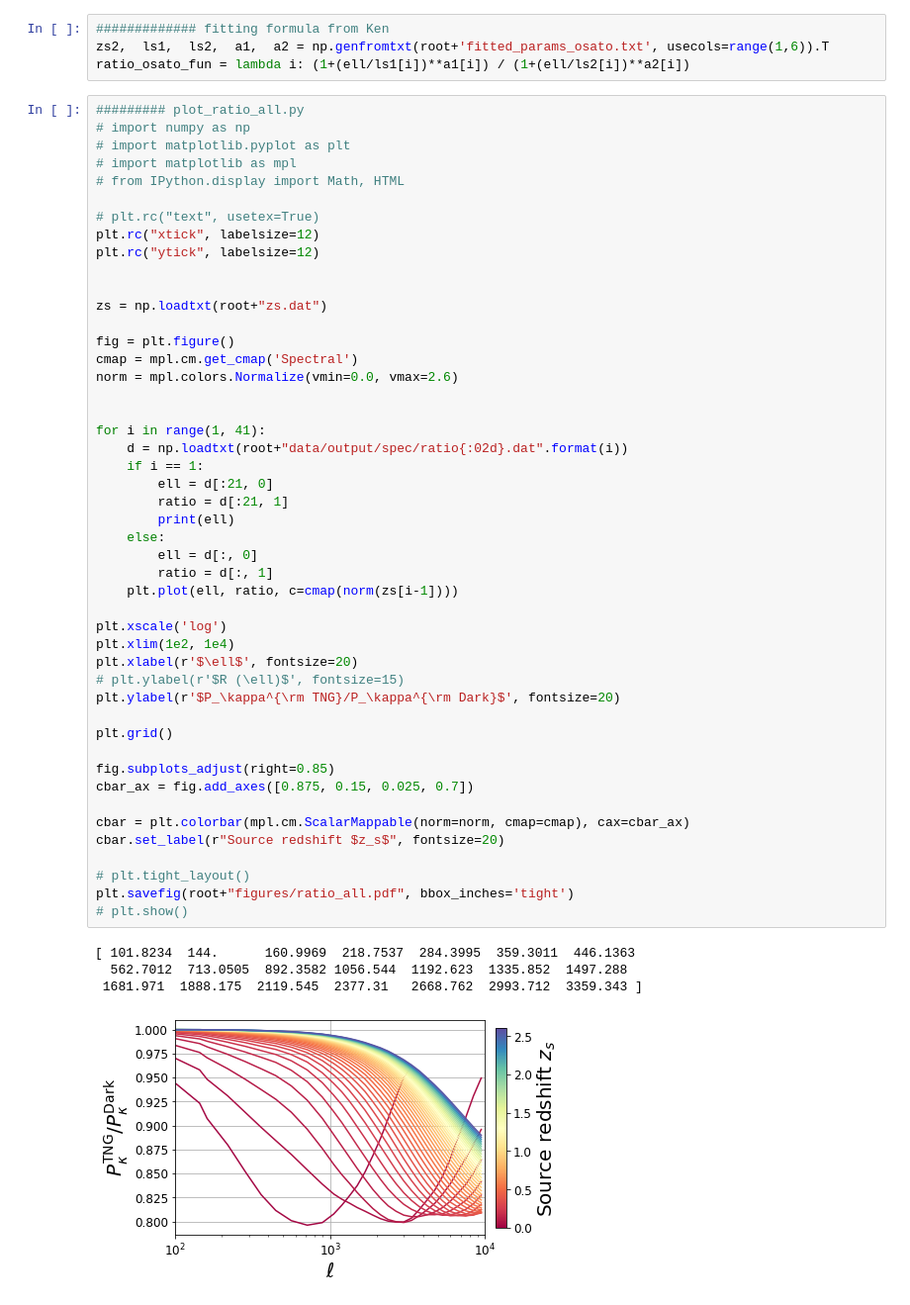
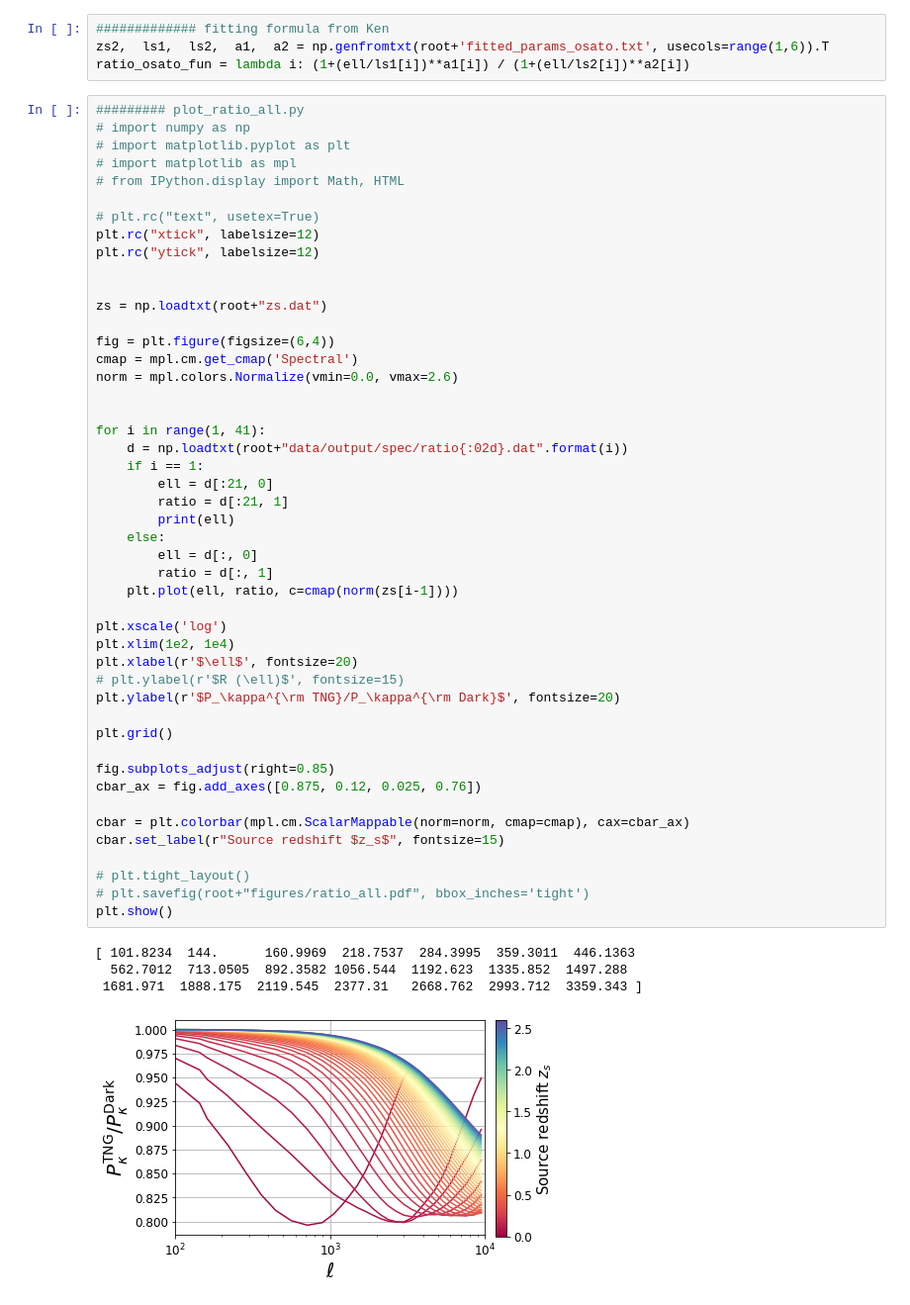
Before and after one commit to liuxx479/kappaTNG, a Jupyter notebook: kappaTNG_plots.ipynb, the cells around one changed output. Shown at 99% size. Saved outputs shown, nothing was run; the diff lists cells and outputs as text.

```diff
--- a/kappaTNG_plots.ipynb
+++ b/kappaTNG_plots.ipynb
@@ -98,41 +129,41 @@ plt.rc("ytick", labelsize=12)
 
 zs = np.loadtxt(root+"zs.dat")
 
-fig = plt.figure()
+fig = plt.figure(figsize=(6,4))
 cmap = mpl.cm.get_cmap('Spectral')
 norm = mpl.colors.Normalize(vmin=0.0, vmax=2.6)
 
 
 for i in range(1, 41):
     d = np.loadtxt(root+"data/output/spec/ratio{:02d}.dat".format(i))
     if i == 1:
         ell = d[:21, 0]
         ratio = d[:21, 1]
         print(ell)
     else:
         ell = d[:, 0]
         ratio = d[:, 1]
     plt.plot(ell, ratio, c=cmap(norm(zs[i-1])))
 
 plt.xscale('log')
 plt.xlim(1e2, 1e4)
 plt.xlabel(r'$\ell$', fontsize=20)
 # plt.ylabel(r'$R (\ell)$', fontsize=15)
 plt.ylabel(r'$P_\kappa^{\rm TNG}/P_\kappa^{\rm Dark}$', fontsize=20)
 
 plt.grid()
 
 fig.subplots_adjust(right=0.85)
-cbar_ax = fig.add_axes([0.875, 0.15, 0.025, 0.7])
+cbar_ax = fig.add_axes([0.875, 0.12, 0.025, 0.76])
 
 cbar = plt.colorbar(mpl.cm.ScalarMappable(norm=norm, cmap=cmap), cax=cbar_ax)
-cbar.set_label(r"Source redshift $z_s$", fontsize=20)
+cbar.set_label(r"Source redshift $z_s$", fontsize=15)
 
 # plt.tight_layout()
-plt.savefig(root+"figures/ratio_all.pdf", bbox_inches='tight')
-# plt.show()
+# plt.savefig(root+"figures/ratio_all.pdf", bbox_inches='tight')
+plt.show()
 # %% [output]
 [ 101.8234  144.      160.9969  218.7537  284.3995  359.3011  446.1363
   562.7012  713.0505  892.3582 1056.544  1192.623  1335.852  1497.288
  1681.971  1888.175  2119.545  2377.31   2668.762  2993.712  3359.343 ]
-[figure, old version]
+[figure, new version]
```
Also changed, not shown: parts of 11 cells of this notebook.
